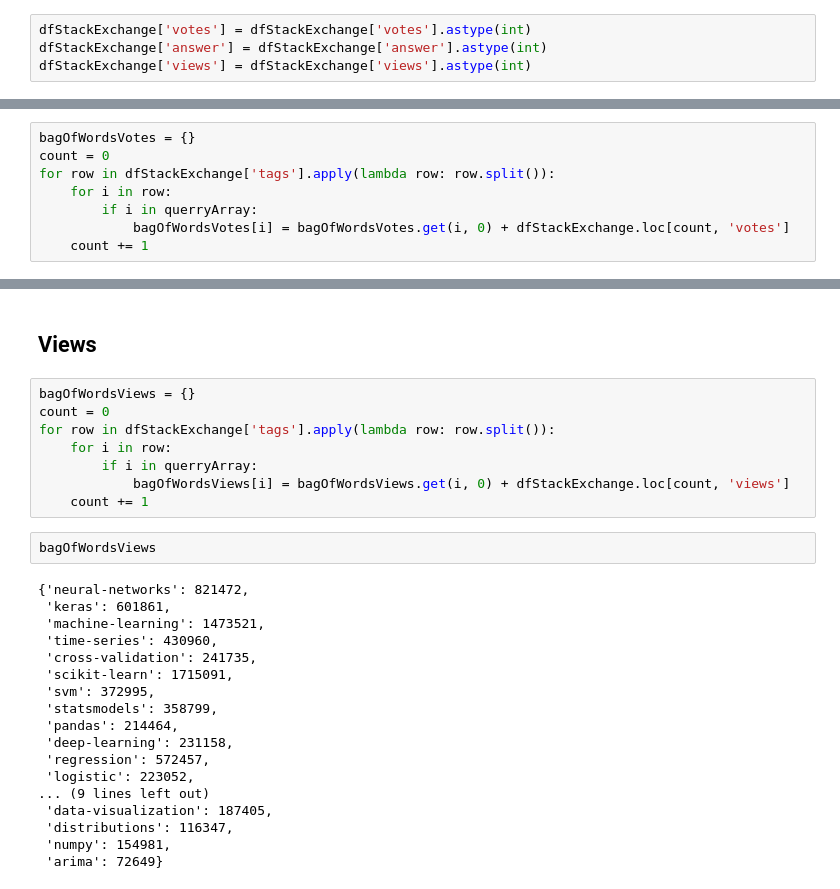
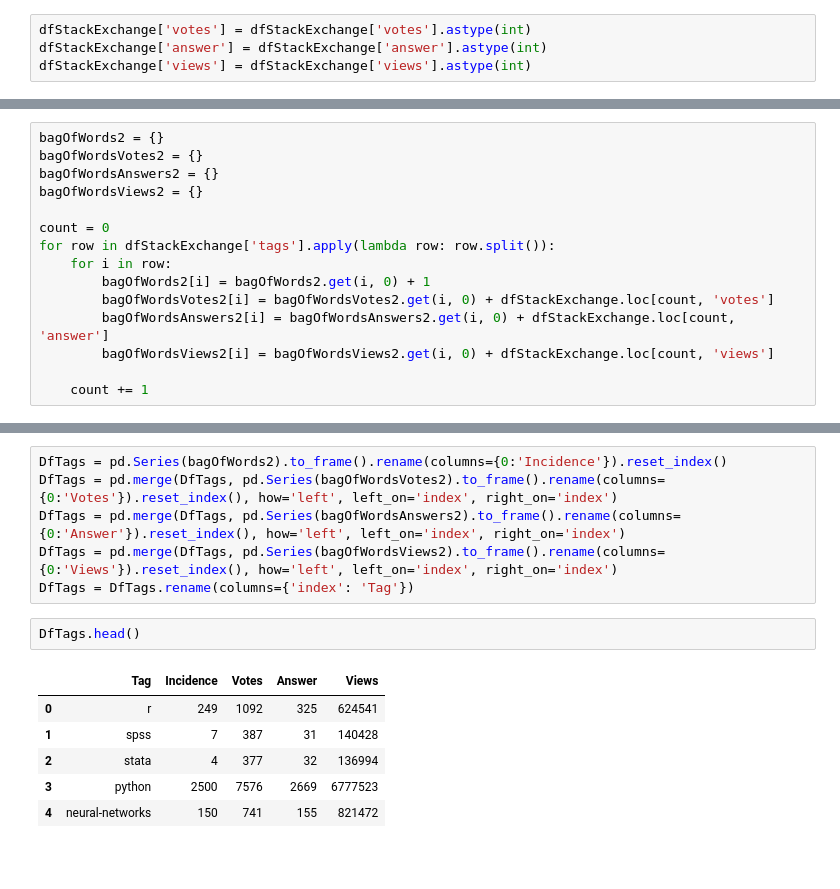
Before and after one commit to FabioCaffarello/Youtube-Video-Recommendations, a Jupyter notebook: 01-WebScrape/02-StackExchange.ipynb, the cells around one changed output, grey strips where cells are left out. Saved outputs shown, nothing was run; the diff lists cells and outputs as text; blank space fills up the shorter version.

```diff
--- a/01-WebScrape/02-StackExchange.ipynb
+++ b/01-WebScrape/02-StackExchange.ipynb
@@ -121,8 +121,15 @@ dfStackExchange['views'] = dfStackExchange['views'].astype(int)
 # %%
-bagOfWordsVotes = {}
+bagOfWords2 = {}
+bagOfWordsVotes2 = {}
+bagOfWordsAnswers2 = {}
+bagOfWordsViews2 = {}
+
 count = 0
 for row in dfStackExchange['tags'].apply(lambda row: row.split()):
     for i in row:
-        if i in querryArray:
-            bagOfWordsVotes[i] = bagOfWordsVotes.get(i, 0) + dfStackExchange.loc[count, 'votes']
+        bagOfWords2[i] = bagOfWords2.get(i, 0) + 1
+        bagOfWordsVotes2[i] = bagOfWordsVotes2.get(i, 0) + dfStackExchange.loc[count, 'votes']
+        bagOfWordsAnswers2[i] = bagOfWordsAnswers2.get(i, 0) + dfStackExchange.loc[count, 'answer']
+        bagOfWordsViews2[i] = bagOfWordsViews2.get(i, 0) + dfStackExchange.loc[count, 'views']
+
     count += 1
@@ -179,30 +136,15 @@ bagOfWordsAnswers
-# %% [markdown]
-## Views
-# %%
-bagOfWordsViews = {}
-count = 0
-for row in dfStackExchange['tags'].apply(lambda row: row.split()):
-    for i in row:
-        if i in querryArray:
-            bagOfWordsViews[i] = bagOfWordsViews.get(i, 0) + dfStackExchange.loc[count, 'views']
-    count += 1
-# %%
-bagOfWordsViews
-# %% [output]
-{'neural-networks': 821472,
- 'keras': 601861,
- 'machine-learning': 1473521,
- 'time-series': 430960,
- 'cross-validation': 241735,
- 'scikit-learn': 1715091,
- 'svm': 372995,
- 'statsmodels': 358799,
- 'pandas': 214464,
- 'deep-learning': 231158,
- 'regression': 572457,
- 'logistic': 223052,
-... (9 lines left out)
- 'data-visualization': 187405,
- 'distributions': 116347,
- 'numpy': 154981,
- 'arima': 72649}
+# %%
+DfTags = pd.Series(bagOfWords2).to_frame().rename(columns={0:'Incidence'}).reset_index()
+DfTags = pd.merge(DfTags, pd.Series(bagOfWordsVotes2).to_frame().rename(columns={0:'Votes'}).reset_index(), how='left', left_on='index', right_on='index')
+DfTags = pd.merge(DfTags, pd.Series(bagOfWordsAnswers2).to_frame().rename(columns={0:'Answer'}).reset_index(), how='left', left_on='index', right_on='index')
+DfTags = pd.merge(DfTags, pd.Series(bagOfWordsViews2).to_frame().rename(columns={0:'Views'}).reset_index(), how='left', left_on='index', right_on='index')
+DfTags = DfTags.rename(columns={'index': 'Tag'})
+# %%
+DfTags.head()
+# %% [output]
+|  | Tag | Incidence | Votes | Answer | Views |
+| 0 | r | 249 | 1092 | 325 | 624541 |
+| 1 | spss | 7 | 387 | 31 | 140428 |
+| 2 | stata | 4 | 377 | 32 | 136994 |
+| 3 | python | 2500 | 7576 | 2669 | 6777523 |
+| 4 | neural-networks | 150 | 741 | 155 | 821472 |
```
Also changed, not shown: parts of 6 cells of this notebook, 1 other file.
